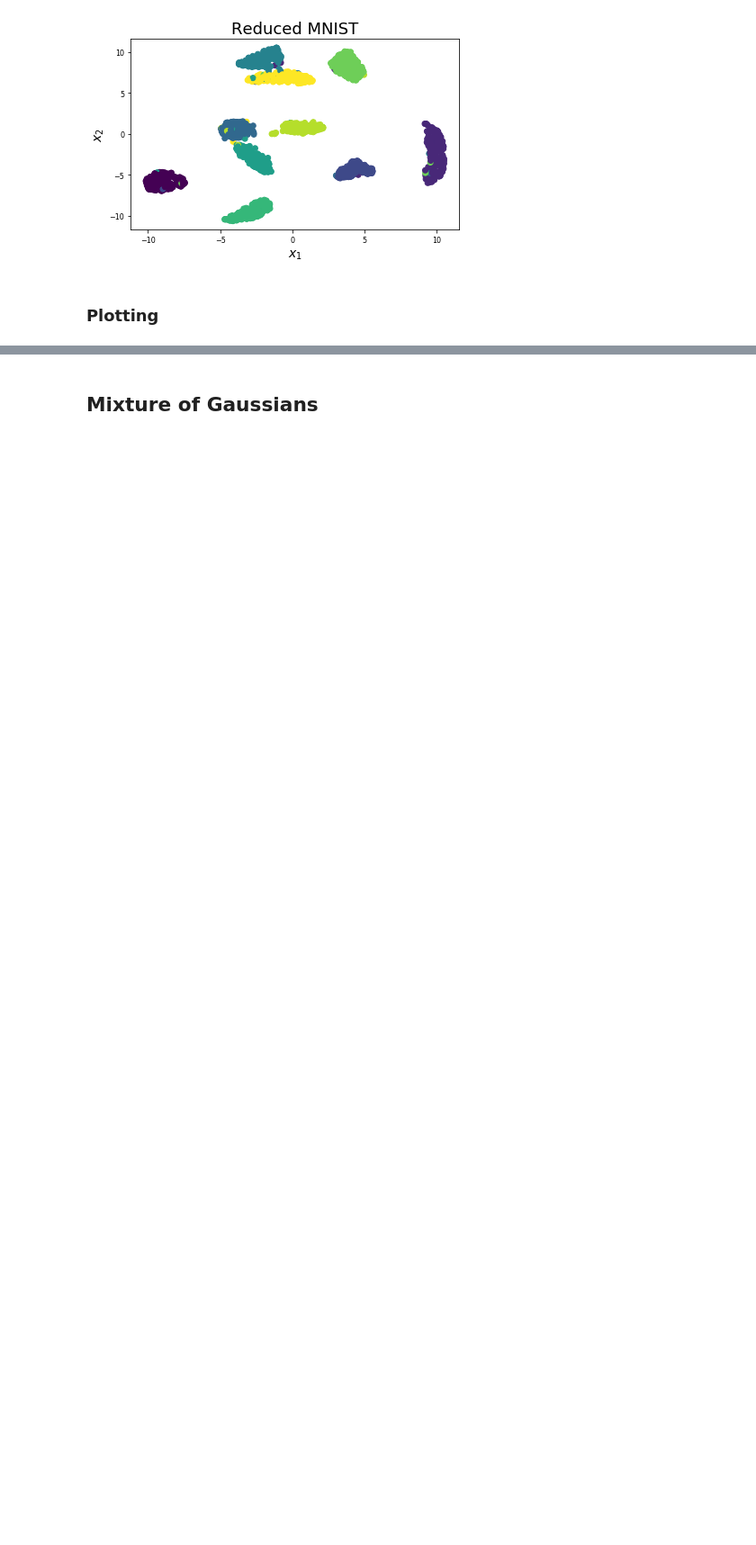
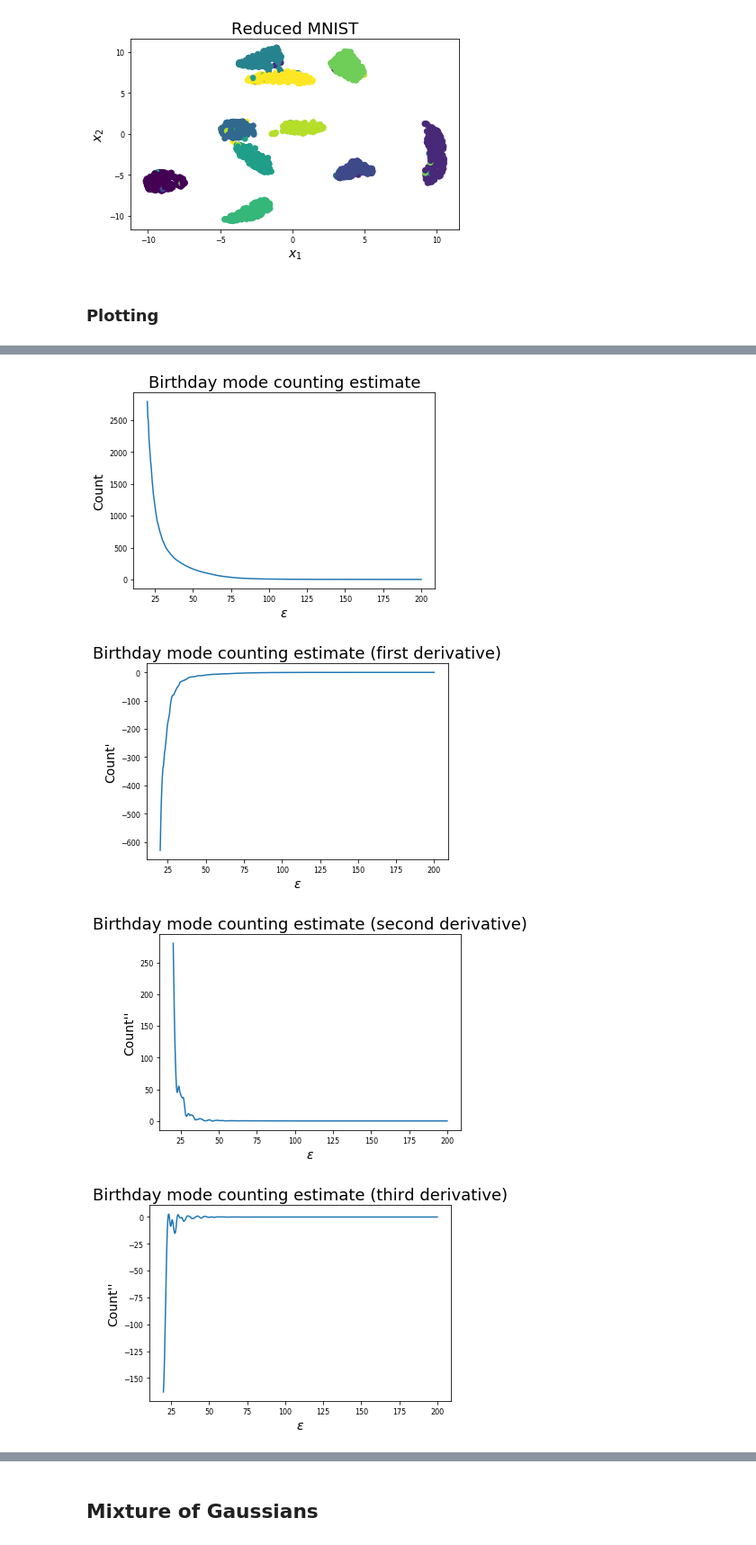
Before and after one commit to gallego-posada/gait, a Jupyter notebook: Mode Counting.ipynb, the cells around one changed output, grey strips where cells are left out. Shown at 90% size. Saved outputs shown, nothing was run; the diff lists cells and outputs as text; code cells hidden in the pictures; blank space fills up the shorter version.

```diff
--- a/Mode Counting.ipynb
+++ b/Mode Counting.ipynb
@@ -257,0 +274,16 @@ plt.show()
+# %%
+sigmas = np.linspace(10, 200, 500)
+entropies = []
+alpha = 1
+for j, sigma in enumerate(sigmas):
+    k = rbf_kernel_pdist(raw_pdists, sigmas=[sigma], degree=2)
+    entropy = renyi_sim_entropy(k, torch.ones(k.shape[0])/k.shape[0], alpha=alpha).item()
+    entropies.append(entropy)
+# %%
+eps = np.linspace(20, 200, 500)
+counts = []
+alpha = 1
+for j, sigma in enumerate(eps):
+#     k = rbf_kernel_pdist(pdists, sigmas=[sigma], degree=2)
+    count = birthday(raw_pdists, eps=sigma)
+    counts.append(count)
@@ -257,0 +292,38 @@ plt.show()
+# %%
+plt.figure()
+plt.plot(eps, counts, label="Birthday Estimate")
+# plt.yscale("log")
+plt.title("Birthday mode counting estimate")
+plt.xlabel(r"$\epsilon$")
+plt.ylabel("Count")
+plt.show()
+
+plt.figure()
+plt.plot(eps, derivative(counts, eps[1]-eps[0], 1), label="Birthday Estimate")
+# plt.yscale("log")
+plt.title("Birthday mode counting estimate (first derivative)")
+plt.xlabel(r"$\epsilon$")
+plt.ylabel("Count\'")
+plt.show()
+
+plt.figure()
+plt.plot(eps, derivative(counts, eps[1]-eps[0], 2), label="Birthday Estimate")
+# plt.yscale("log")
+plt.title("Birthday mode counting estimate (second derivative)")
+plt.xlabel(r"$\epsilon$")
+plt.ylabel("Count\'\'")
+plt.show()
+
+
+plt.figure()
+plt.plot(eps, derivative(counts, eps[1]-eps[0], 3), label="Birthday Estimate")
+# plt.yscale("log")
+plt.title("Birthday mode counting estimate (third derivative)")
+plt.xlabel(r"$\epsilon$")
+plt.ylabel("Count\'\'")
+plt.show()
+# %% [output]
+[figure, added]
+[figure, added]
+[figure, added]
+[figure, added]
```
Also changed, not shown: parts of 13 cells of this notebook, 5 other files.
